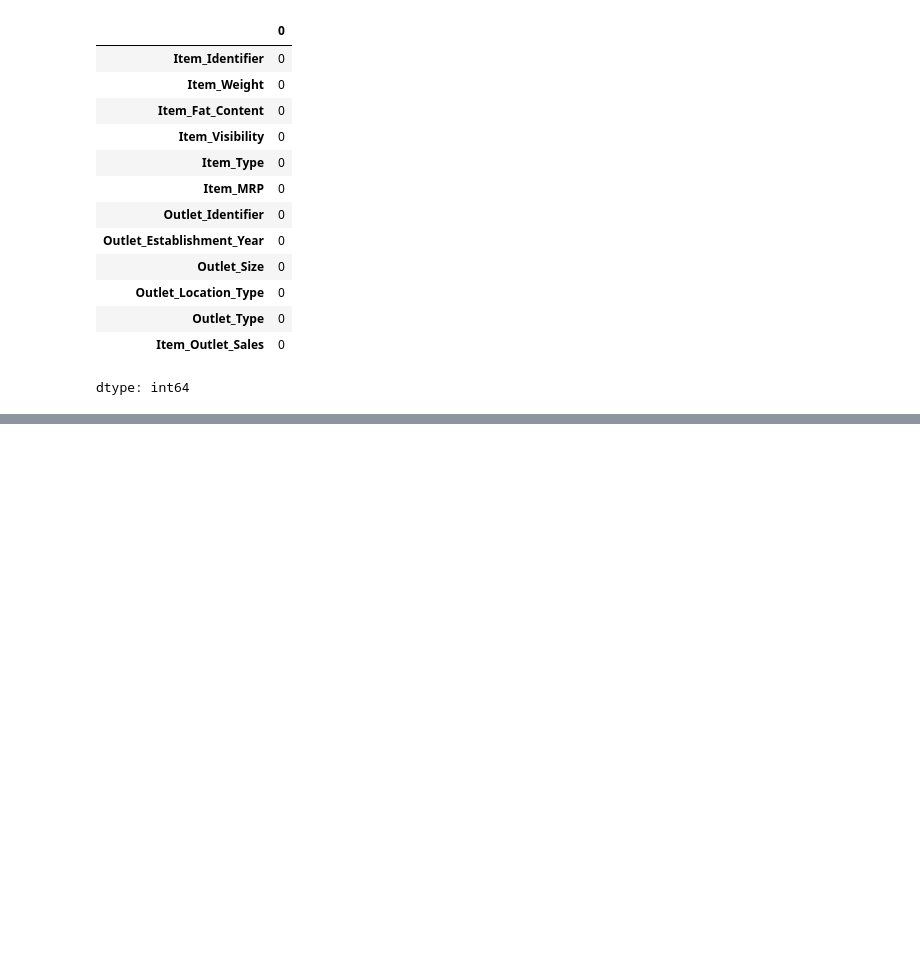
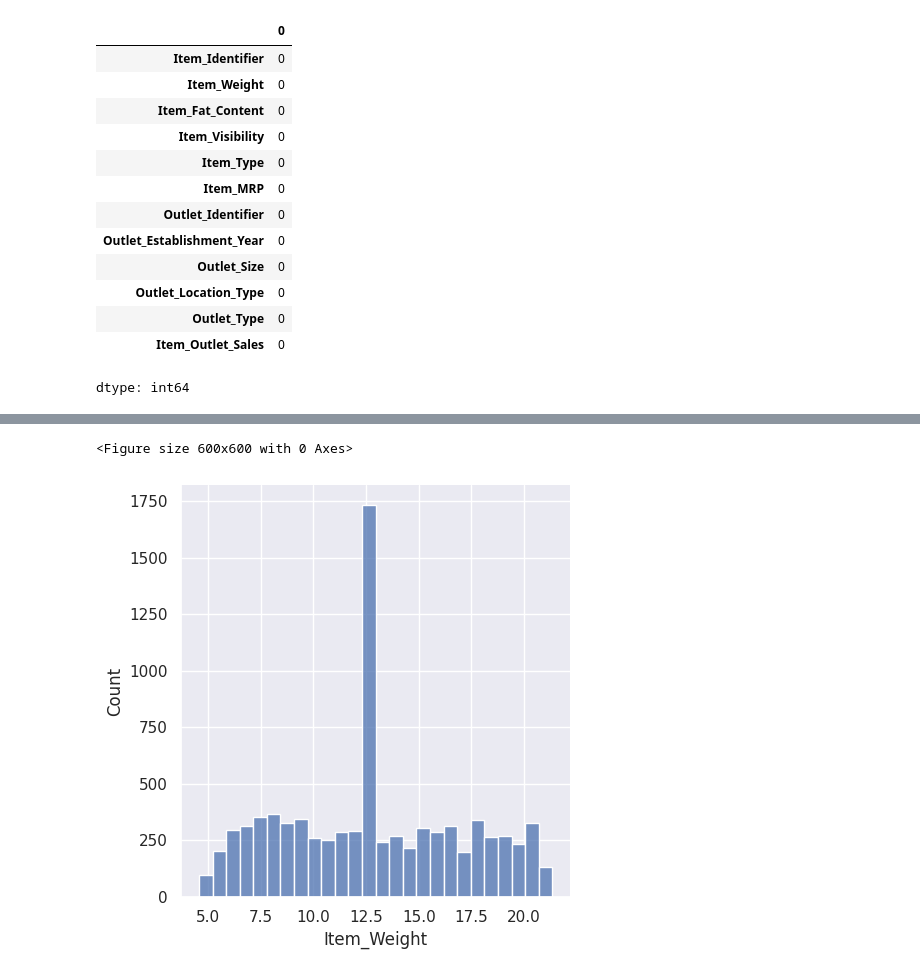
Before and after one commit to addetsi/Big-Mart-Sales-Prediction, a Jupyter notebook: Big_Mart_Sales_Prediction.ipynb, the cells around one changed output, grey strips where cells are left out. Saved outputs shown, nothing was run; the diff lists cells and outputs as text; code cells hidden in the pictures; blank space fills up the shorter version.

```diff
--- a/Big_Mart_Sales_Prediction.ipynb
+++ b/Big_Mart_Sales_Prediction.ipynb
@@ -181,3 +175,10 @@ df.head()
 | 4 | NCD19 | 8.93 | Low Fat | 0.000000 | Household | 53.8614 | ... |
 # %%
 sns.set()
+# %%
+plt.figure(figsize=(6,6))
+sns.displot(df['Item_Weight'])
+plt.show()
+# %% [output]
+<Figure size 600x600 with 0 Axes>
+[figure, added]
```
Also changed, not shown: parts of 21 cells of this notebook.
